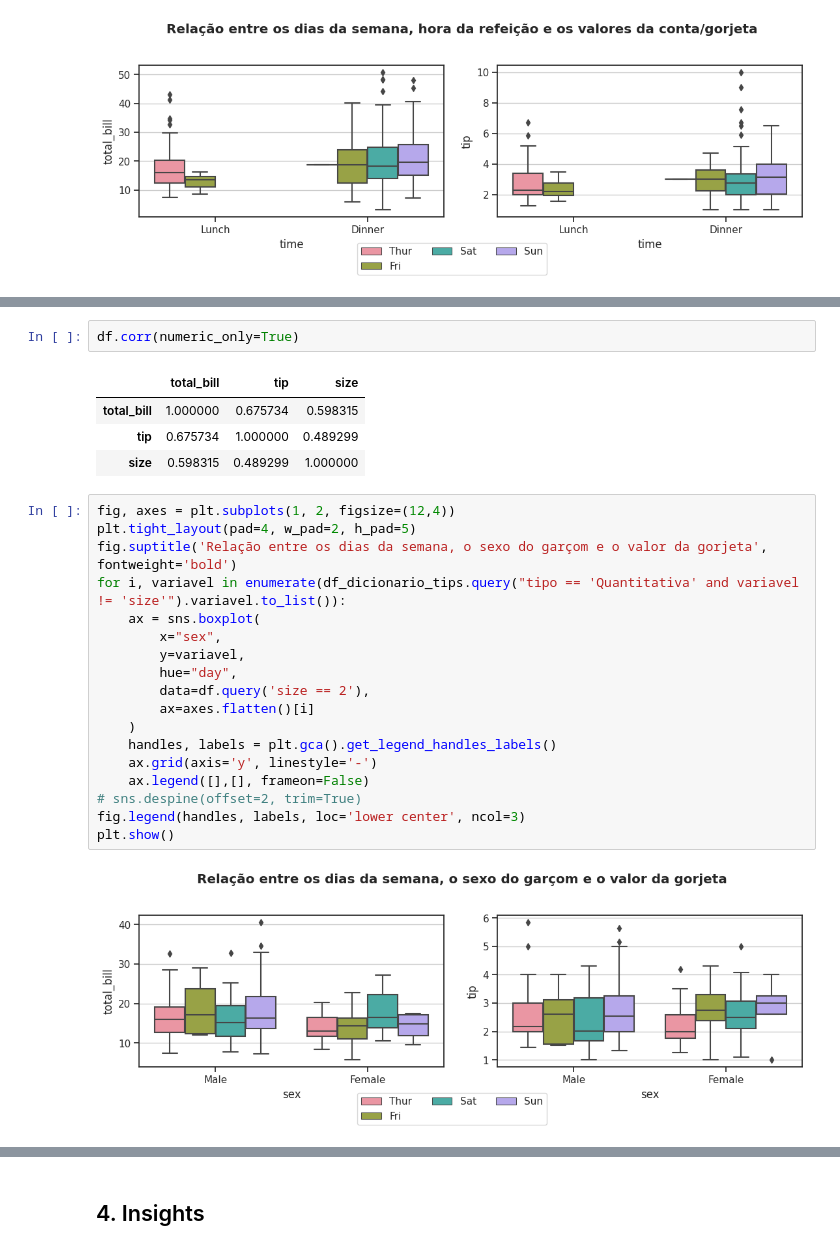
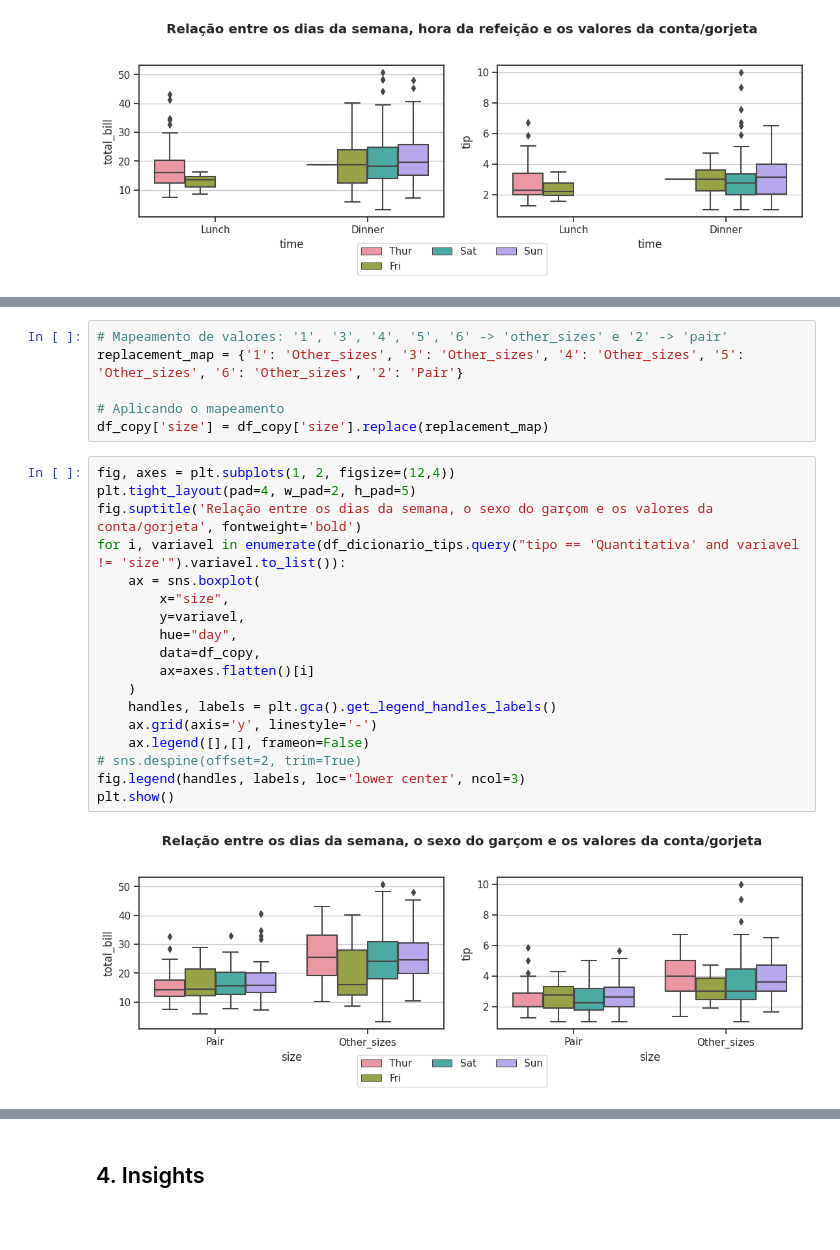
Before and after one commit to matheusvazdata/avanti-bootcamp-cdd, a Jupyter notebook: notebooks/01-exploratory_data_analysis.ipynb, the cells around one changed output, grey strips where cells are left out. Cells and saved outputs as stored; diff of their text form; blank space fills up the shorter version.

```diff
--- a/notebooks/01-exploratory_data_analysis.ipynb
+++ b/notebooks/01-exploratory_data_analysis.ipynb
@@ -327,27 +335,26 @@ plt.show()
-# %%
-df.corr(numeric_only=True)
-# %% [output]
-|  | total_bill | tip | size |
-| total_bill | 1.000000 | 0.675734 | 0.598315 |
-| tip | 0.675734 | 1.000000 | 0.489299 |
-| size | 0.598315 | 0.489299 | 1.000000 |
+# %%
+# Mapeamento de valores: '1', '3', '4', '5', '6' -> 'other_sizes' e '2' -> 'pair'
+replacement_map = {'1': 'Other_sizes', '3': 'Other_sizes', '4': 'Other_sizes', '5': 'Other_sizes', '6': 'Other_sizes', '2': 'Pair'}
+
+# Aplicando o mapeamento
+df_copy['size'] = df_copy['size'].replace(replacement_map)
 # %%
 fig, axes = plt.subplots(1, 2, figsize=(12,4))
 plt.tight_layout(pad=4, w_pad=2, h_pad=5)
-fig.suptitle('Relação entre os dias da semana, o sexo do garçom e o valor da gorjeta', fontweight='bold')
+fig.suptitle('Relação entre os dias da semana, o sexo do garçom e os valores da conta/gorjeta', fontweight='bold')
 for i, variavel in enumerate(df_dicionario_tips.query("tipo == 'Quantitativa' and variavel != 'size'").variavel.to_list()):
     ax = sns.boxplot(
-        x="sex",
+        x="size",
         y=variavel,
         hue="day",
-        data=df.query('size == 2'),
+        data=df_copy,
         ax=axes.flatten()[i]
     )
     handles, labels = plt.gca().get_legend_handles_labels()
     ax.grid(axis='y', linestyle='-')
     ax.legend([],[], frameon=False)
 # sns.despine(offset=2, trim=True)
 fig.legend(handles, labels, loc='lower center', ncol=3)
 plt.show()
 # %% [output]
-[figure, old version]
+[figure, new version]
```
Also changed, not shown: parts of 12 cells of this notebook.
